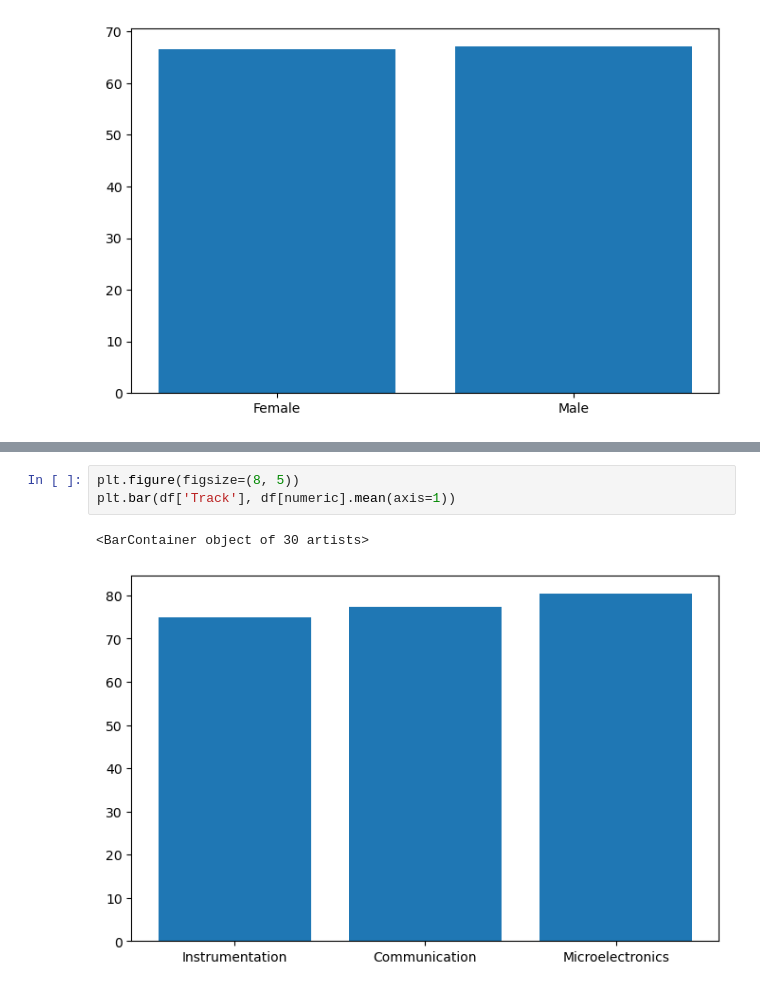
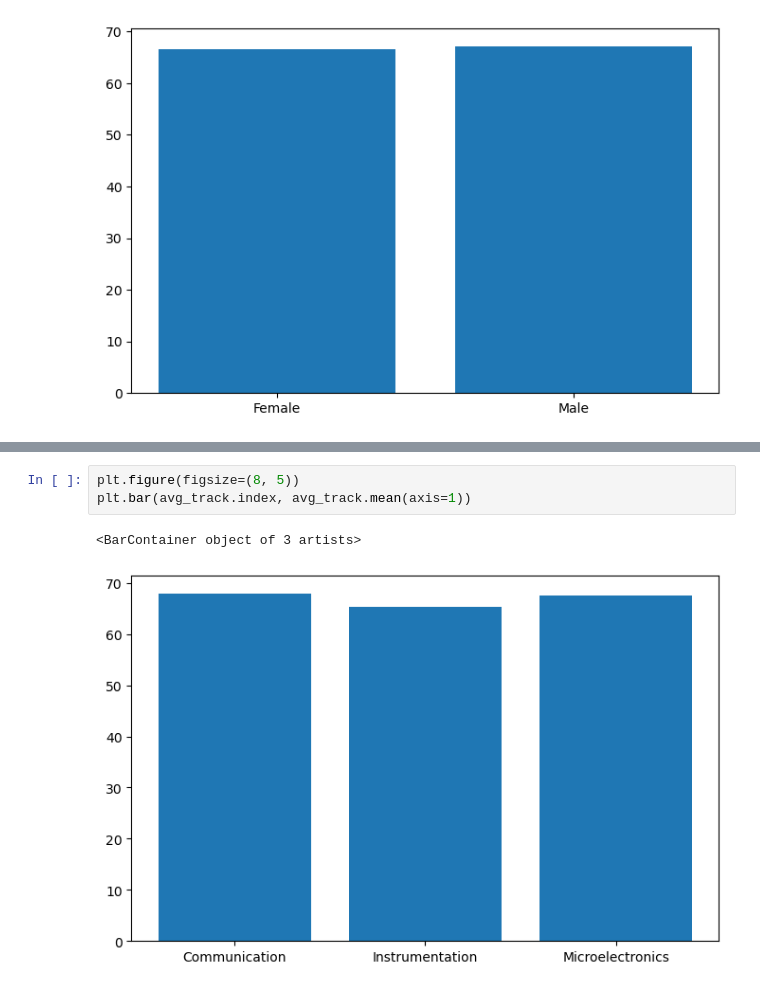
Before and after one commit to LanceEvangelista/ENG2112PA4, a Jupyter notebook: PA 4.ipynb, the cells around one changed output, grey strips where cells are left out. Saved outputs shown, nothing was run; the diff lists cells and outputs as text.

```diff
--- a/PA 4.ipynb
+++ b/PA 4.ipynb
@@ -70,6 +70,6 @@ plt.bar(df['Hometown'], df[numeric].mean(axis=1))
 # %%
 plt.figure(figsize=(8, 5))
-plt.bar(df['Track'], df[numeric].mean(axis=1))
+plt.bar(avg_track.index, avg_track.mean(axis=1))
 # %% [output]
-<BarContainer object of 30 artists>
+<BarContainer object of 3 artists>
-[figure, old version]
+[figure, new version]
```
Also changed, not shown: parts of 2 cells of this notebook.
